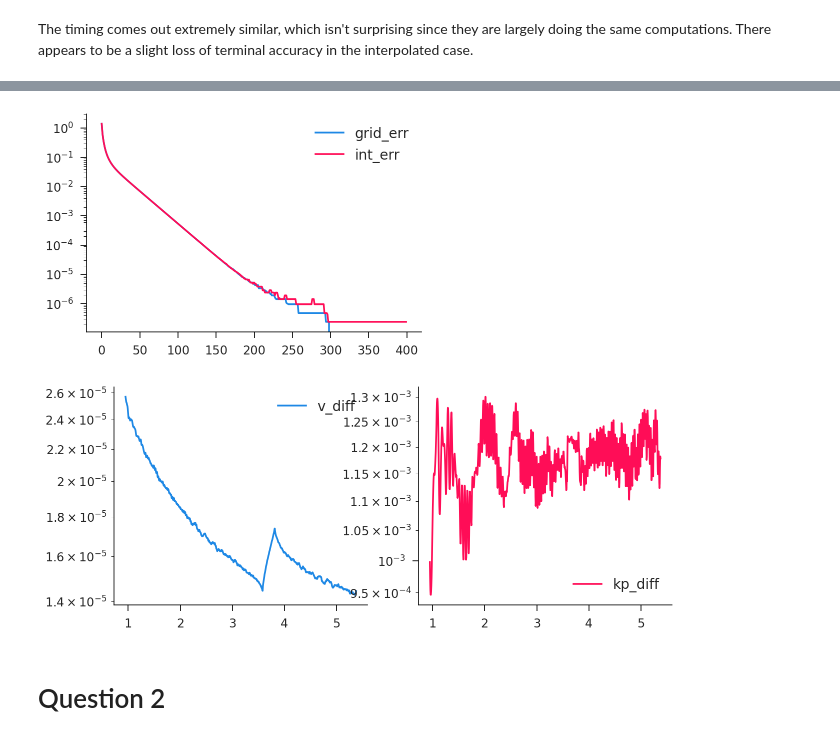
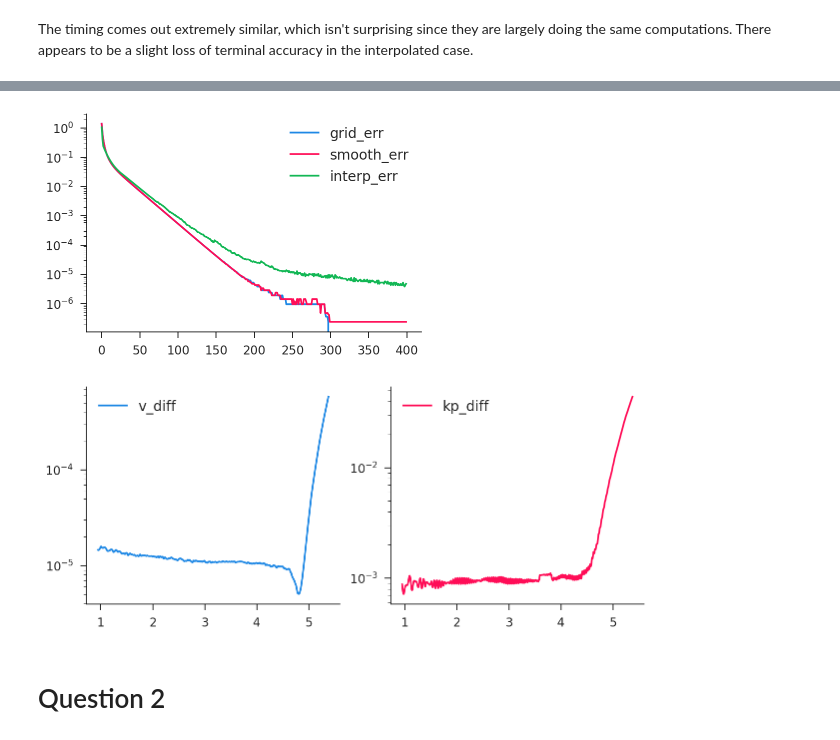
Before and after one commit to iamlemec/grad_code, a Jupyter notebook: assign_1.ipynb, the cells around one changed output, grey strips where cells are left out. Cells and saved outputs as stored; diff of their text form; code cells hidden in the pictures.

Commit message:
add true interp method

```diff
--- a/assign_1.ipynb
+++ b/assign_1.ipynb
@@ -38,6 +36,7 @@ par = {
 # algo params
 N = 1000 # capital grid size
 K = 400 # number of iterations
+P = 3 # number of gradient steps
 # %% [markdown]
 # Question 1
 # %% [markdown]
@@ -56,6 +55,6 @@ def value_summary(vfi, ret, hist):
 ### Grid
 # %%
 vfi_grid = ps.Capital(par, N=N)
-v_grid, ret_grid, hist_grid = vfi_grid.fast_bellman(K=K)
+v_grid, ret_grid, hist_grid = vfi_grid.fast_solve_grid(K=K)
 value_summary(vfi_grid, ret_grid, hist_grid)
 # %% [output]
@@ -70,0 +72,4 @@ value_summary(vfi_int, ret_int, hist_int)
+# %%
+vfi_interp = ps.Capital(par, N=N, P=P)
+v_interp, kp_interp, ret_interp, hist_interp = vfi_interp.fast_solve_interp(K=K)
+value_summary(vfi_interp, ret_interp, hist_interp)
@@ -85,21 +97,22 @@ Wall time: 563 ms
 # %%
 df_err = pd.DataFrame({
     'grid_err': hist_grid['err'],
-    'int_err': hist_int['err'],
+    'smooth_err': hist_smooth['err'],
+    'interp_err': hist_interp['err'],
 })
 df_err.plot(logy=True);
 # %% [output]
-[figure, old version]
+[figure, new version]
 # %%
 df_diff = pd.DataFrame({
-    'v_diff': np.abs(v_grid-v_int),
-    'kp_diff': np.abs(ret_grid['kp']-ret_int['kp']),
+    'v_diff': np.abs(v_grid-v_interp),
+    'kp_diff': np.abs(ret_grid['kp']-ret_interp['kp']),
 }, index=vfi_grid.k_grid)
 df_diff.rolling(50).mean().plot(
     logy=True, subplots=True, layout=(1, 2), figsize=(10, 4)
 );
 # %% [output]
-[figure, old version]
+[figure, new version]
 # %% [markdown]
 # Question 2
 # %% [markdown]
```
Also changed, not shown: parts of 13 cells of this notebook, 1 other file.
